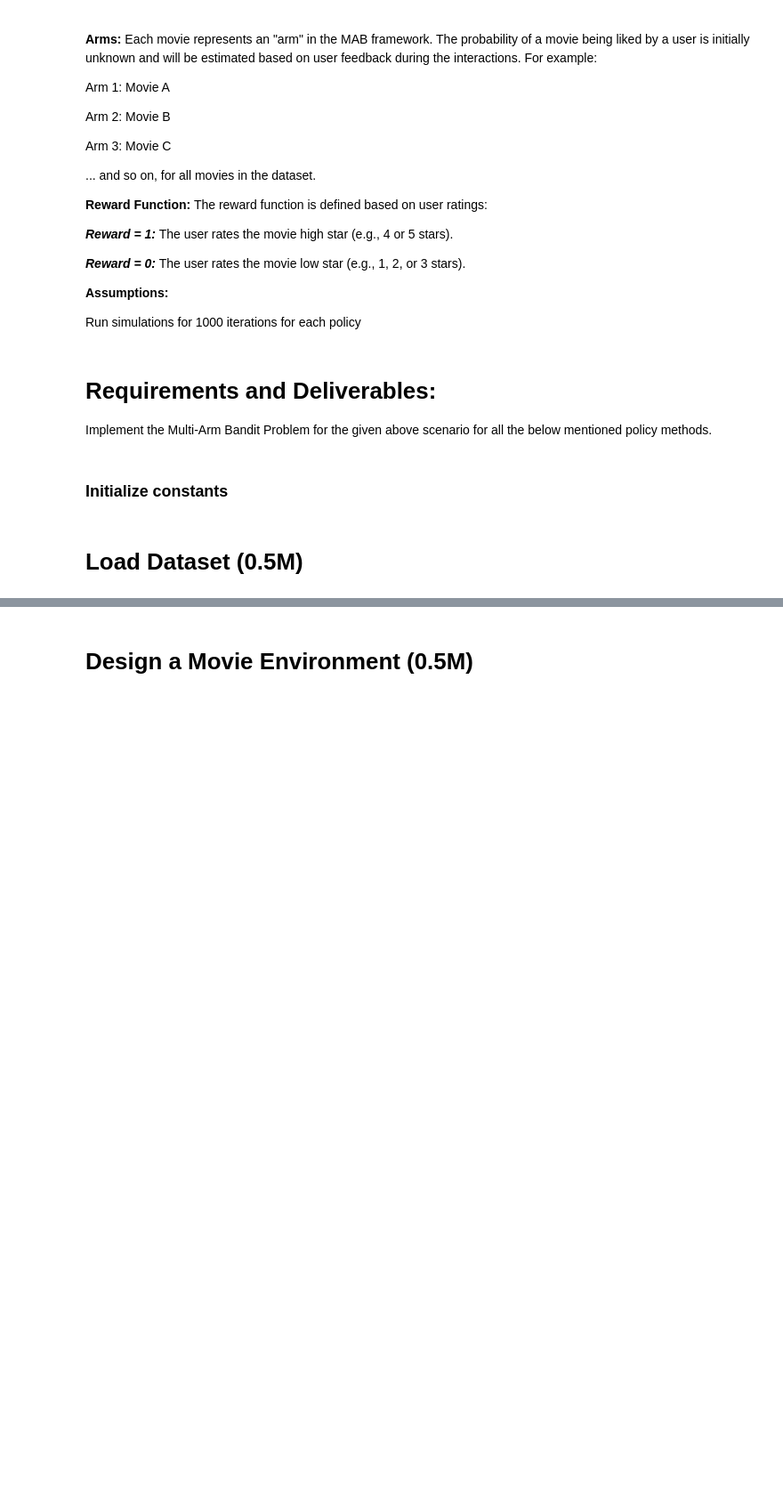
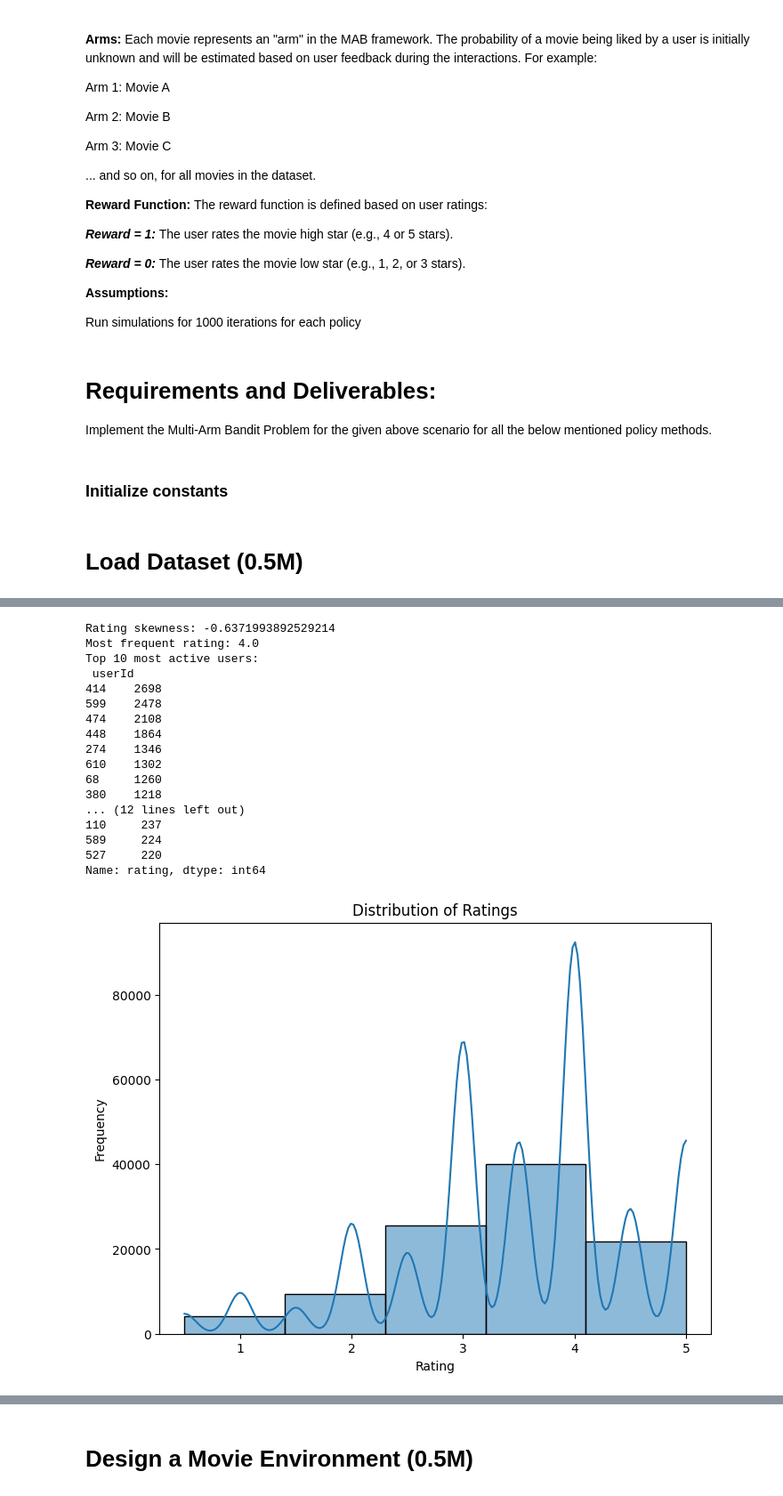
Before and after one commit to diliprc96/Multi_armed_Bandit, a Jupyter notebook: MAB_Assignment_1.ipynb, the cells around one changed output, grey strips where cells are left out. Shown at 89% size. Saved outputs shown, nothing was run; the diff lists cells and outputs as text; code cells hidden in the pictures; blank space fills up the shorter version.

```diff
--- a/MAB_Assignment_1.ipynb
+++ b/MAB_Assignment_1.ipynb
@@ -99,0 +84,18 @@ print(type(df))
+# %%
+# Code for Dataset loading and print dataset statistics
+#-----write your code below this line---------
+
+df = pd.read_csv('/content/drive/MyDrive/Colab Notebooks/TrendMovie.csv') # Load the dataset into a pandas DataFrame
+
+print(df.head()) # Displays the first few rows of the dataset
+# Since the userId and movieId are not actual numerical value rather a representation, they are converted to categorical data type.
+df['userId'] = pd.Categorical(df['userId'])
+df['movieId'] = pd.Categorical(df['movieId'])
+# Convert timestamp to datetime objects
+df['timestamp'] = pd.to_datetime(df['timestamp'])
+print(df.info()) # prints data types and memory usage
+print(df.describe()) #Print descriptive statistics of the numerical columns like rating in our case
+print(f'There are a total of {df["userId"].unique().size} users in the dataset')
+print(f'There are a total of {df["movieId"].unique().size} movies in the dataset')
+print('Below table shows total number of movies with each rating')
+print(df['rating'].value_counts())
@@ -99,0 +120,56 @@ print(type(df))
+# %%
+# Skewness of ratings
+rating_skew = df['rating'].skew()
+print(f"Rating skewness: {rating_skew}")
+
+# Most frequent rating
+most_frequent_rating = df['rating'].mode()[0]  # Get the first mode (in case of multiple modes)
+print(f"Most frequent rating: {most_frequent_rating}")
+
+# Active users
+top_active_users = df.groupby('userId')['rating'].count().sort_values(ascending=False)
+print("Top 10 most active users:\n", top_active_users.head(10))
+
+# Popular movies
+popular_movies = df.groupby('movieId')['rating'].count().sort_values(ascending=False)
+print("Top 10 most rated movies:\n", popular_movies.head(10))
+
+# 1. Rating Distribution Visualization:
+plt.figure(figsize=(8, 6))
+sns.histplot(df['rating'], bins=5, kde=True)  # Histogram with kernel density estimate
+plt.title('Distribution of Ratings')
+plt.xlabel('Rating')
+plt.ylabel('Frequency')
+plt.show()
+
+
+# 2. Ordered Table for Top 10 Active Users:
+top_active_users_table = top_active_users.reset_index(name='Number of Ratings')
+top_active_users_table.index = top_active_users_table.index + 1  # Add rank column
+top_active_users_table = top_active_users_table.rename(columns={'userId': 'User ID'})
+print("Top 10 Most Active Users (Table):\n", top_active_users_table)
+
+# 2. Ordered Table for Top 10 popular movies:
+top_popular_movies_table = popular_movies.head(10).reset_index(name='Number of Ratings')
+top_popular_movies_table.index = top_popular_movies_table.index + 1  # Add rank column
+top_popular_movies_table = top_popular_movies_table.rename(columns={'movieId': 'Movie ID'})
+print("Top 10 Most Popular Movies (Table):\n", top_popular_movies_table)
+# %% [output]
+Rating skewness: -0.6371993892529214
+Most frequent rating: 4.0
+Top 10 most active users:
+ userId
+414    2698
+599    2478
+474    2108
+448    1864
+274    1346
+610    1302
+68     1260
+380    1218
+... (12 lines left out)
+110     237
+589     224
+527     220
+Name: rating, dtype: int64
+[figure, added]
```
Also changed, not shown: parts of 7 cells of this notebook.
